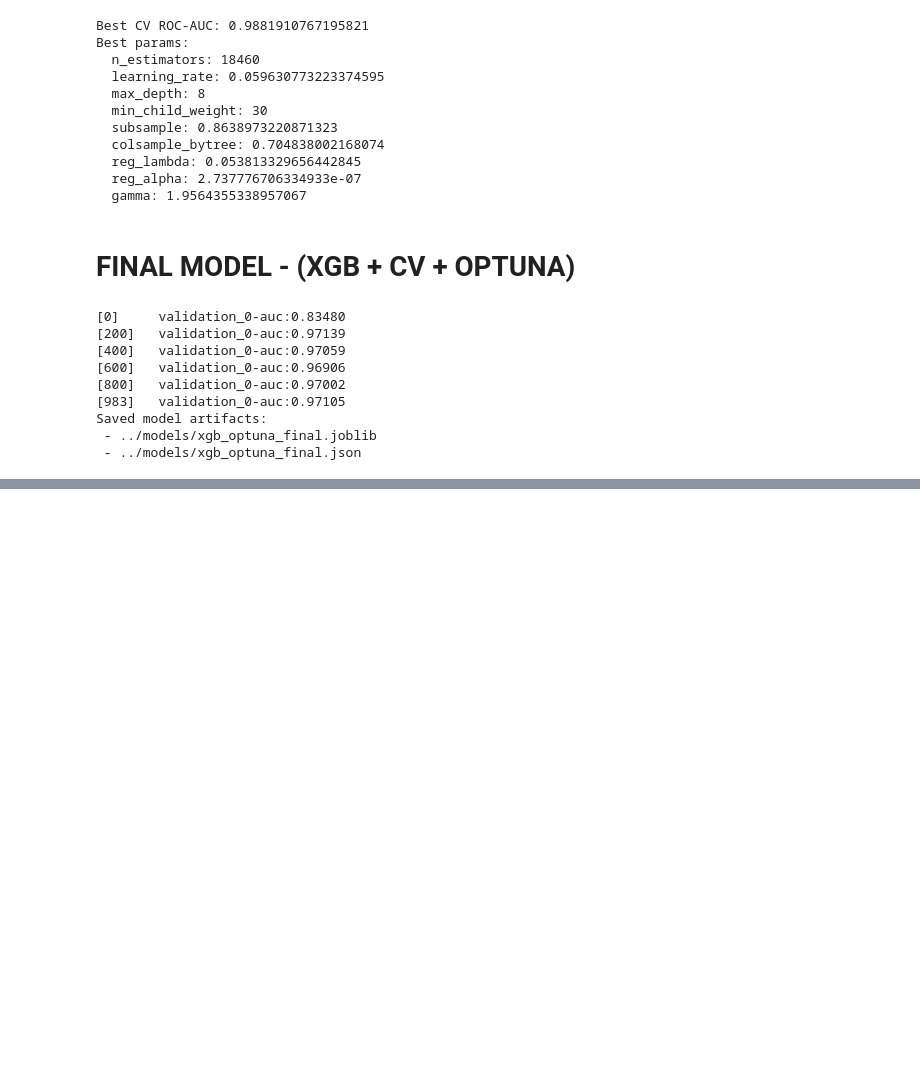
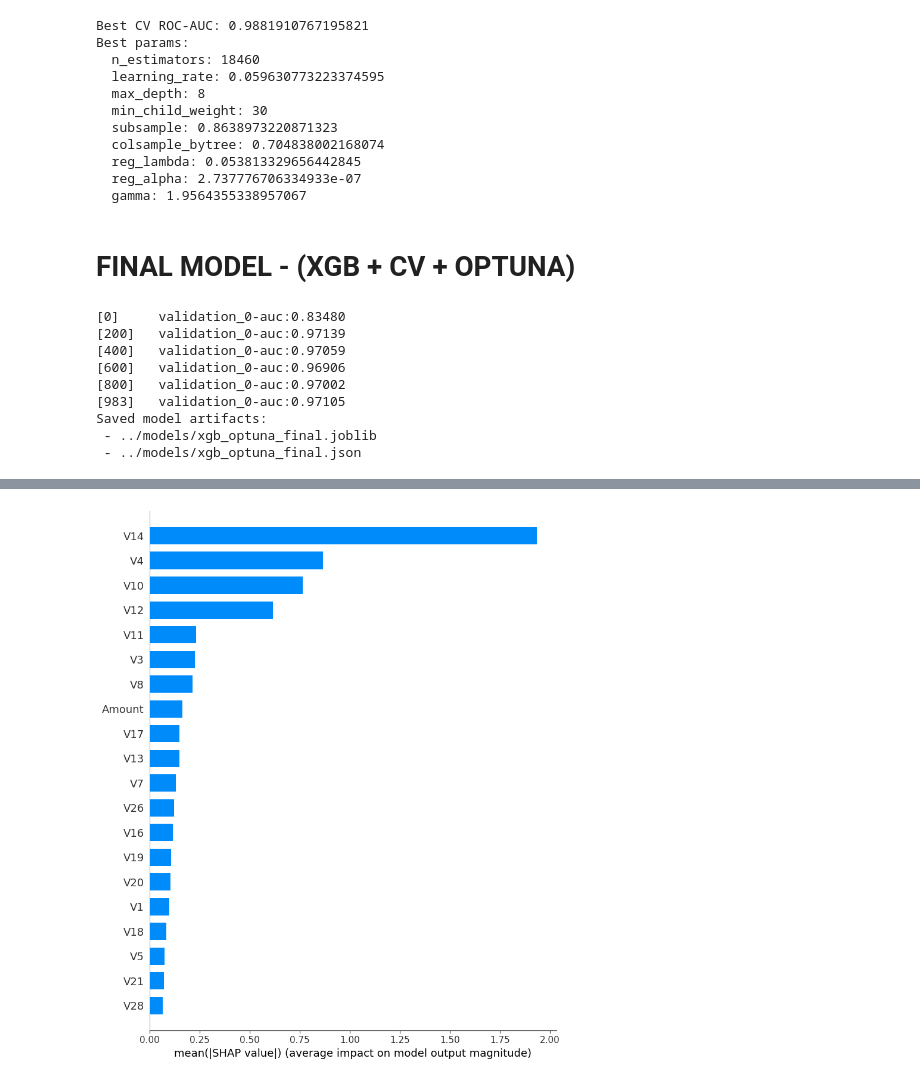
Before and after one commit to alicebarbosam/fraud-detection-kaggle, a Jupyter notebook: notebooks/train.ipynb, the cells around one changed output, grey strips where cells are left out. Saved outputs shown, nothing was run; the diff lists cells and outputs as text; code cells hidden in the pictures; blank space fills up the shorter version.

```diff
--- a/notebooks/train.ipynb
+++ b/notebooks/train.ipynb
@@ -506,0 +577,4 @@ pd.DataFrame(results).sort_values("roc_auc", ascending=False)
+# %%
+shap.summary_plot(shap_values, X_sample, plot_type="bar", show=True)
+# %% [output]
+[figure, added]
```
Also changed, not shown: parts of 8 cells of this notebook.
